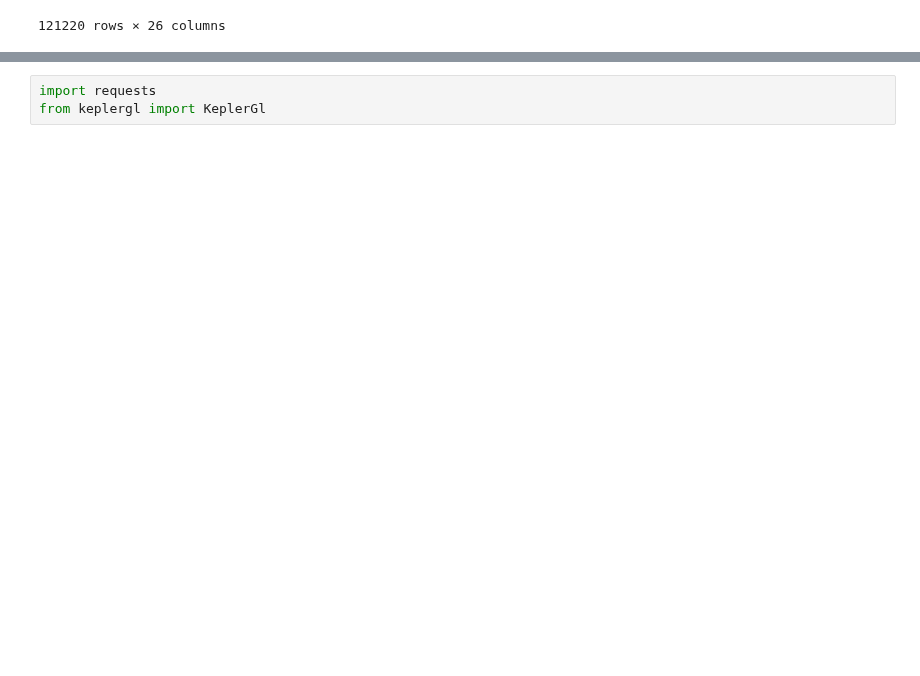
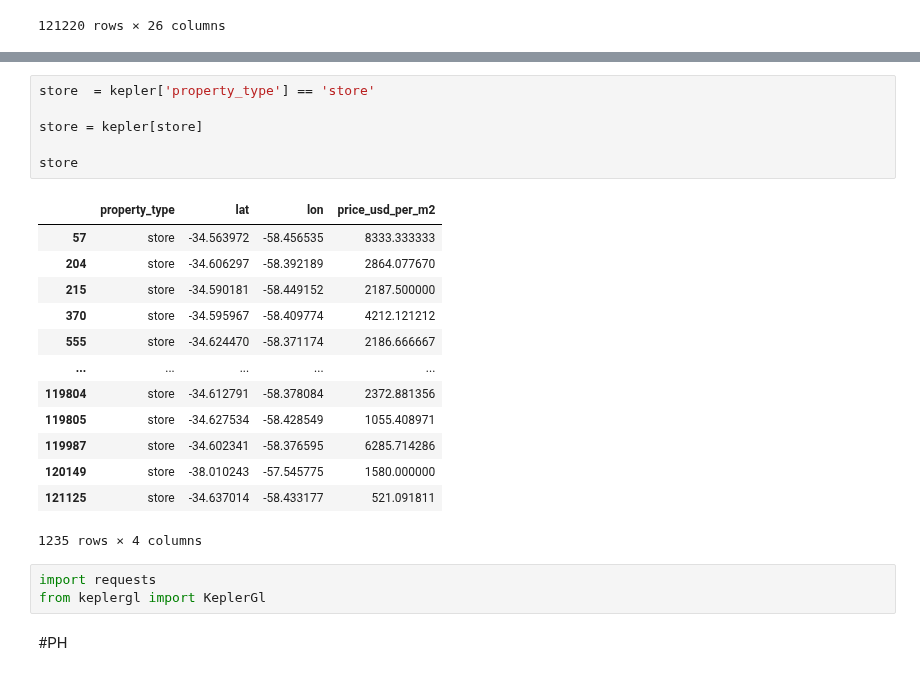
Before and after one commit to Facundo-Peloso/DH-TP-1---Grupo-10, a Jupyter notebook: Geolocalizacion.ipynb, the cells around one changed output, grey strips where cells are left out. Drawn from its saved outputs; the diff is of its cells as text; blank space fills up the shorter version.

```diff
--- a/Geolocalizacion.ipynb
+++ b/Geolocalizacion.ipynb
@@ -46,5 +125,27 @@ dtype: int64
+# %%
+store  = kepler['property_type'] == 'store'
+
+store = kepler[store]
+
+store
+# %% [output]
+|  | property_type | lat | lon | price_usd_per_m2 |
+| 57 | store | -34.563972 | -58.456535 | 8333.333333 |
+| 204 | store | -34.606297 | -58.392189 | 2864.077670 |
+| 215 | store | -34.590181 | -58.449152 | 2187.500000 |
+| 370 | store | -34.595967 | -58.409774 | 4212.121212 |
+| 555 | store | -34.624470 | -58.371174 | 2186.666667 |
+| ... | ... | ... | ... | ... |
+| 119804 | store | -34.612791 | -58.378084 | 2372.881356 |
+| 119805 | store | -34.627534 | -58.428549 | 1055.408971 |
+| 119987 | store | -34.602341 | -58.376595 | 6285.714286 |
+| 120149 | store | -38.010243 | -57.545775 | 1580.000000 |
+| 121125 | store | -34.637014 | -58.433177 | 521.091811 |
+1235 rows × 4 columns
 # %%
 import requests
 from keplergl import KeplerGl
+# %% [markdown]
+#PH
 # %%
 #Seleccionar únicamente latitud y longitud y pasarlas a formato númerico
```
Also changed, not shown: parts of 29 cells of this notebook.
